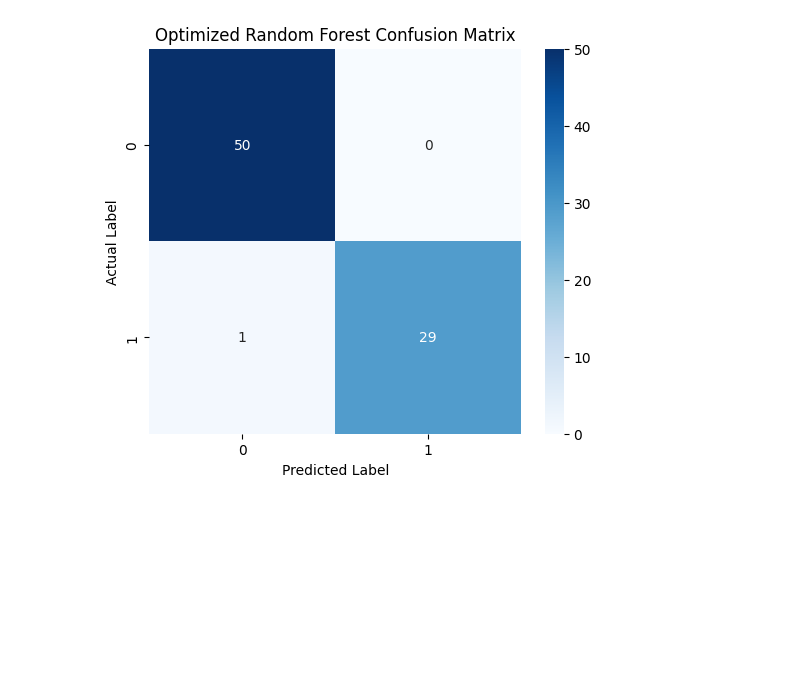
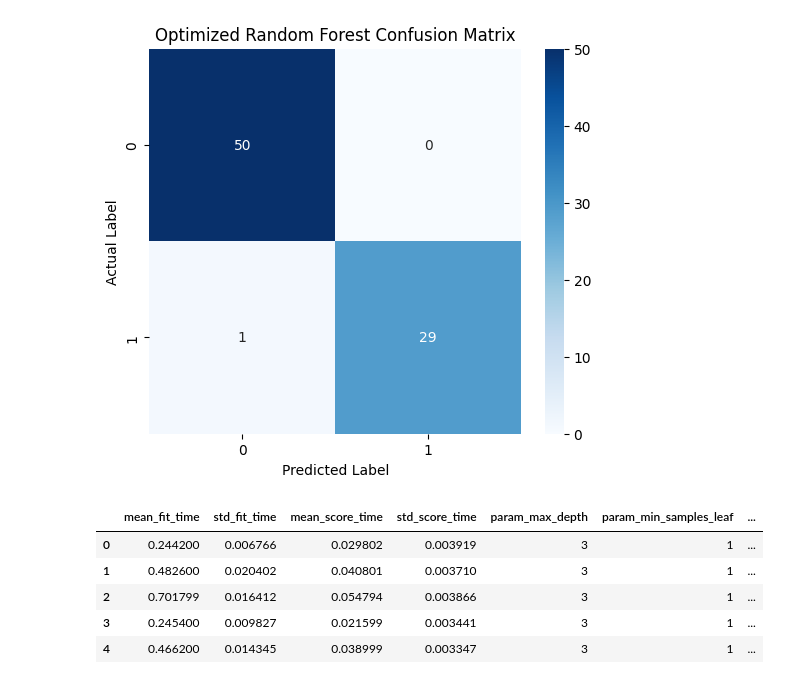
Before and after one commit to premprakash123/healthcare-chronic-disease-analysis, a Jupyter notebook: notebooks/04_model_building.ipynb, the cells around one changed output. Cells and saved outputs as stored; diff of their text form; code cells hidden in the pictures; blank space fills up the shorter version.

Commit message:
evaluation: generated cross-validation performance analysis for healthcare models

```diff
--- a/notebooks/04_model_building.ipynb
+++ b/notebooks/04_model_building.ipynb
@@ -1420,3 +1420,21 @@ plt.ylabel("Actual Label")
 plt.show()
 # %% [output]
 [figure]
+# %%
+# ==========================================
+# Cross-Validation Results DataFrame
+# ==========================================
+
+cv_results_df = pd.DataFrame(
+
+    grid_search.cv_results_
+)
+
+cv_results_df.head()
+# %% [output]
+|  | mean_fit_time | std_fit_time | mean_score_time | std_score_time | param_max_depth | param_min_samples_leaf | ... |
+| 0 | 0.244200 | 0.006766 | 0.029802 | 0.003919 | 3 | 1 | ... |
+| 1 | 0.482600 | 0.020402 | 0.040801 | 0.003710 | 3 | 1 | ... |
+| 2 | 0.701799 | 0.016412 | 0.054794 | 0.003866 | 3 | 1 | ... |
+| 3 | 0.245400 | 0.009827 | 0.021599 | 0.003441 | 3 | 1 | ... |
+| 4 | 0.466200 | 0.014345 | 0.038999 | 0.003347 | 3 | 1 | ... |
```
